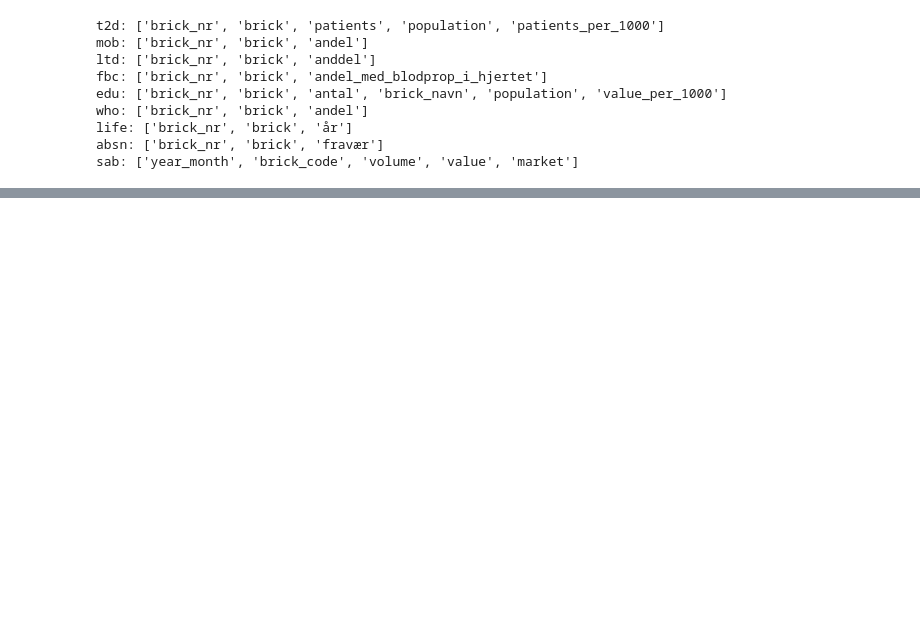
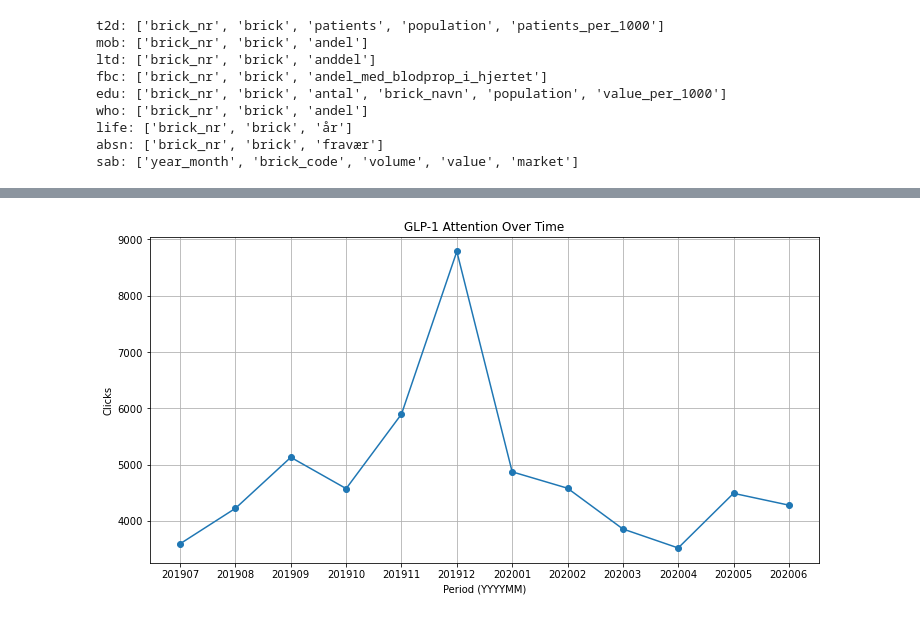
Before and after one commit to sille97/bigdata, a Jupyter notebook: code/eda.ipynb, the cells around one changed output, grey strips where cells are left out. Cells and saved outputs as stored; diff of their text form; code cells hidden in the pictures; blank space fills up the shorter version.

```diff
--- a/code/eda.ipynb
+++ b/code/eda.ipynb
@@ -129,0 +230,19 @@ sab: ['year_month', 'brick_code', 'volume', 'value', 'market']
+# %%
+# Step 1: Strip and normalize
+attn.columns = attn.columns.str.strip().str.lower()
+
+for col in ["brick_no", "who_atc_code", "category"]:
+    attn[col] = attn[col].astype(str).str.strip()  # removes invisible spaces or linebreaks
+    attn.loc[attn[col].isin(["", "nan", "None"]), col] = None  # treat empty strings as NaN
+
+# Step 2: Group again cleanly
+att_grouped = (
+    attn.groupby(["period_id", "brick_no", "who_atc_code", "category"], as_index=False)["count_"]
+       .sum()
+       .rename(columns={"count_": "clicks"})
+)
+
+# Renaming columns
+att_grouped.columns = ['period_id','brick_nr','who_atc_code','market','clicks']
+
+att_grouped
@@ -129,0 +263,12 @@ sab: ['year_month', 'brick_code', 'volume', 'value', 'market']
+# %%
+# Filter only GLP-1
+att_glp1 = att_grouped[att_grouped["market"].str.upper() == "GLP-1"]
+
+# Looking at the trend over time
+glp1_trend = (
+    att_glp1.groupby("period_id", as_index=False)["clicks"]
+            .sum()
+            .sort_values("period_id")
+)
+
+glp1_trend
@@ -129,0 +289,12 @@ sab: ['year_month', 'brick_code', 'volume', 'value', 'market']
+# %%
+# Plotting the trend
+
+plt.figure(figsize=(12,6))
+plt.plot(glp1_trend["period_id"], glp1_trend["clicks"], marker="o")
+plt.title("GLP-1 Attention Over Time")
+plt.xlabel("Period (YYYYMM)")
+plt.ylabel("Clicks")
+plt.grid(True)
+plt.show()
+# %% [output]
+[figure, added]
```
Also changed, not shown: parts of 19 cells of this notebook, 1 other file.
